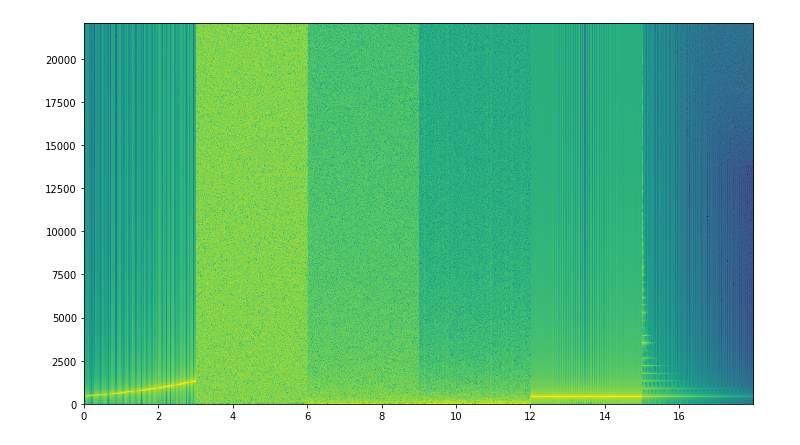
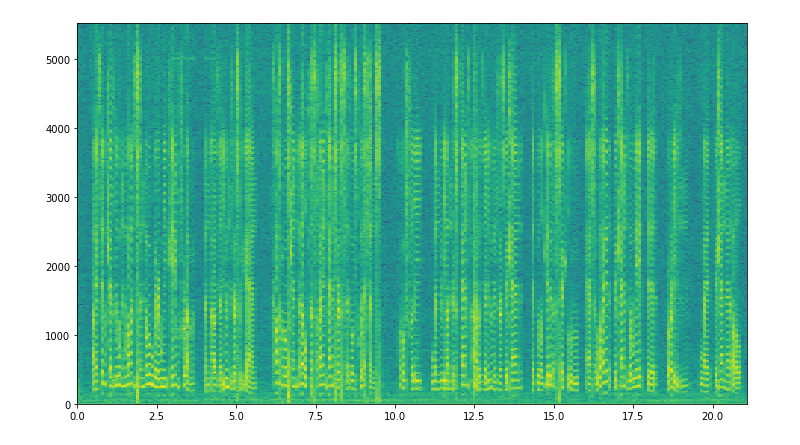
Before and after one commit to lnadi17/spectro-kg, a Jupyter notebook: notebook.ipynb, the cells around one changed output. Cells and saved outputs as stored; diff of their text form; code cells hidden in the pictures.

```diff
--- a/notebook.ipynb
+++ b/notebook.ipynb
@@ -28,7 +28,7 @@ def read_wav_audio(audio_relative_path):
     return fs, audio_data
 # %%
 audio_base_path = 'audio/'
-audio_file_name = 'test.wav'
+audio_file_name = 'hawking01.wav'
 # %%
 fs, audio_data = read_wav_audio(audio_base_path + audio_file_name)
 # %% [output]
@@ -158,9 +167,10 @@ plot_specgram(audio_data, fs, n_width, n_overlap, eps)
 # %%
 plt.figure(figsize=(12, 7))
 
 # plot spectrogram with matplotlib library and confirm that our result is similar
 # additional parameter can be: window=plt.mlab.window_none
-plt.specgram(audio_data, NFFT=n_width, Fs=fs, noverlap=n_overlap, aspect='auto', window=plt.mlab.window_none)
+plt.specgram(audio_data,
+             NFFT=n_width, Fs=fs, noverlap=n_overlap, aspect='auto')
 plt.show()
 # %% [output]
-[figure, old version]
+[figure, new version]
```
Also changed, not shown: parts of 8 cells of this notebook, 3 other files.
